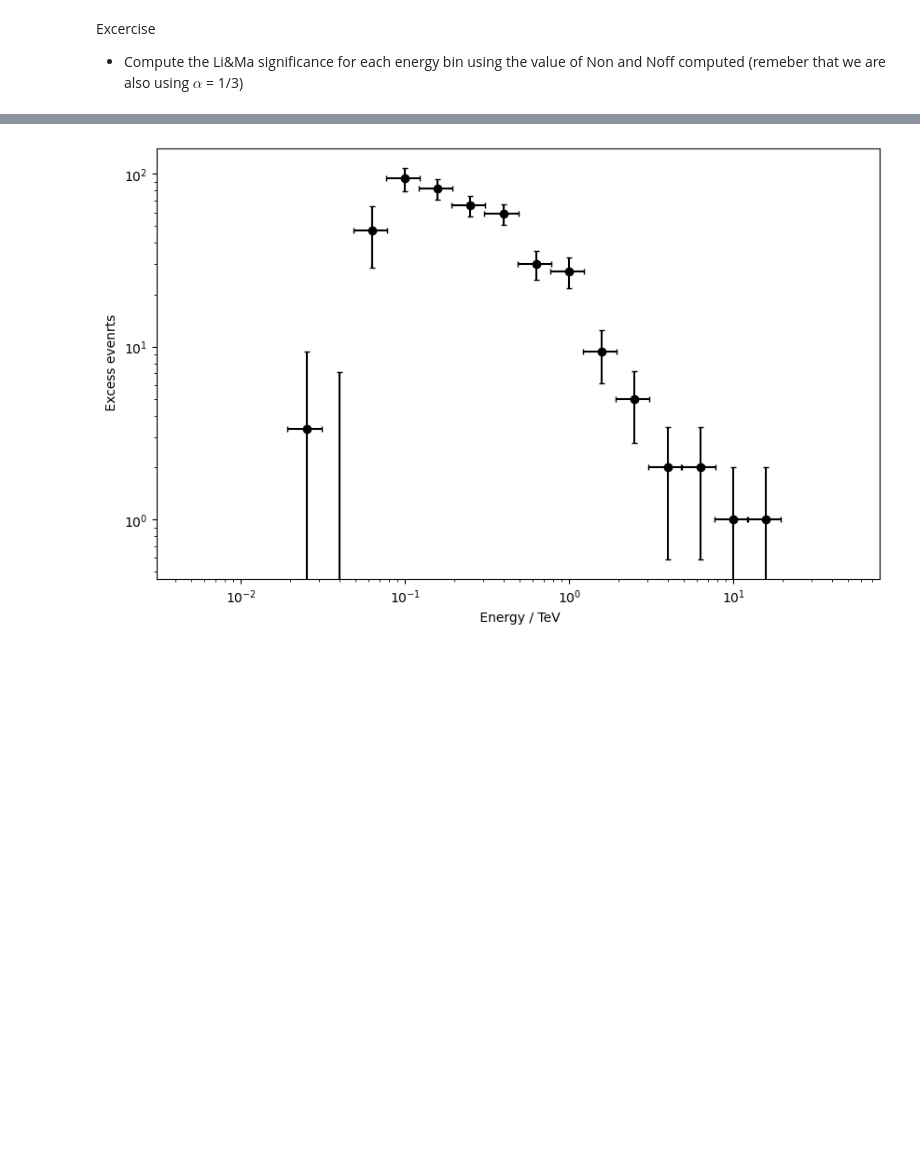
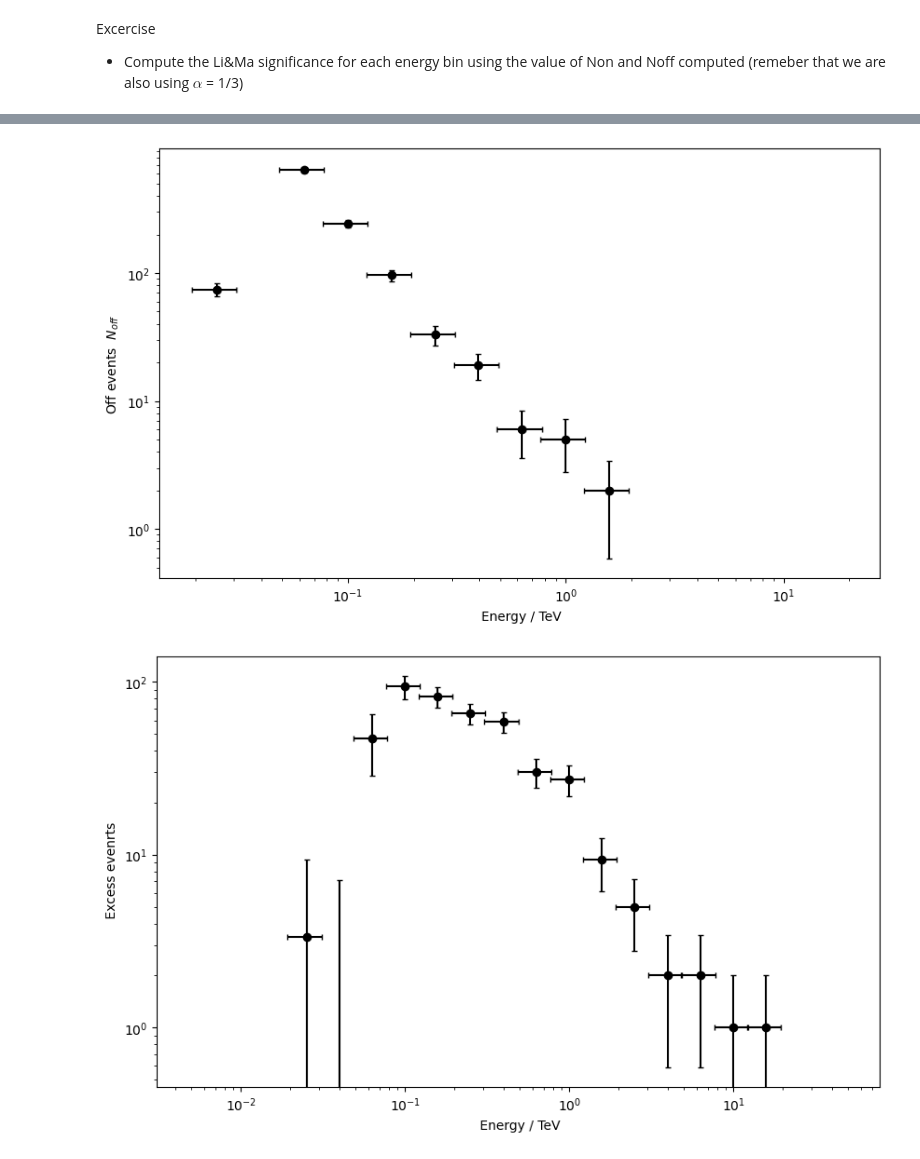
Before and after one commit to datacamp-astro/2023-datacamp-padova, a Jupyter notebook: 4_Data_reading_and_handling/4.2_Intro_Astro_Data.ipynb, the cells around one changed output, grey strips where cells are left out. Saved outputs shown, nothing was run; the diff lists cells and outputs as text; code cells hidden in the pictures; blank space fills up the shorter version.

```diff
--- a/4_Data_reading_and_handling/4.2_Intro_Astro_Data.ipynb
+++ b/4_Data_reading_and_handling/4.2_Intro_Astro_Data.ipynb
@@ -680,3 +694,15 @@ Excercise
+# %%
+fig, ax = plt.subplots(figsize=(10,6),nrows=1, ncols=1)
+
+
+ax.errorbar(x=en_center, y=noff_list, yerr=np.sqrt(noff_list) , xerr = delta_E/2 , c='black', capsize=2, fmt='o')
+
+ax.set_xlabel( ' Energy / TeV')
+ax.set_ylabel( r'Off events  $N_{off}$')
+ax.set_xscale('log')
+ax.set_yscale('log')
+# %% [output]
+[figure, added]
 # %%
 fig, ax = plt.subplots(figsize=(10,6),nrows=1, ncols=1)
 
```
Also changed, not shown: parts of 3 cells of this notebook, 1 other file.
